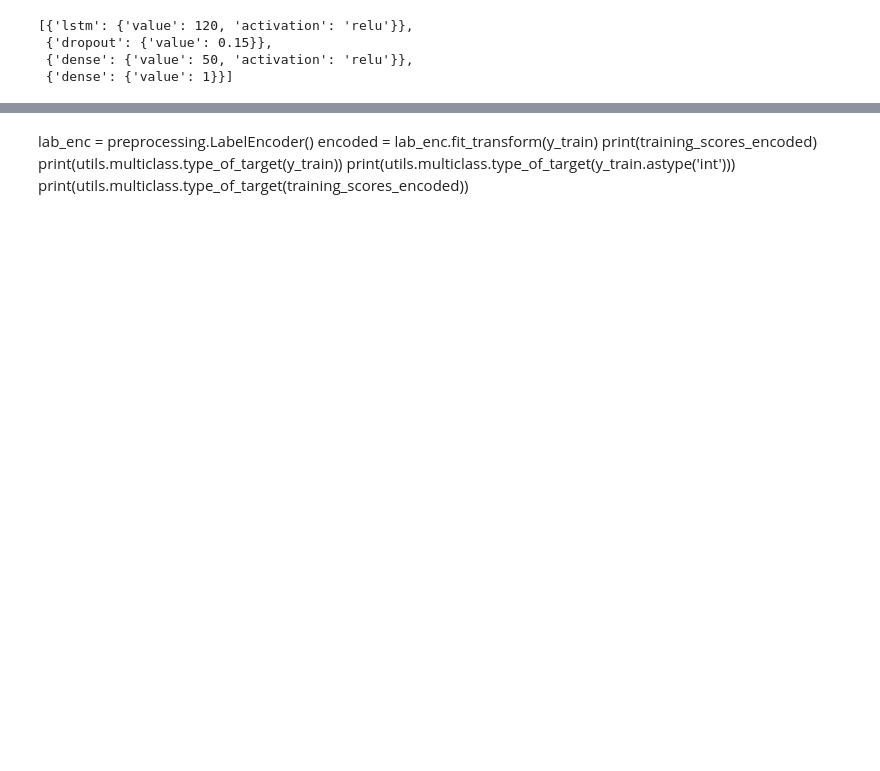
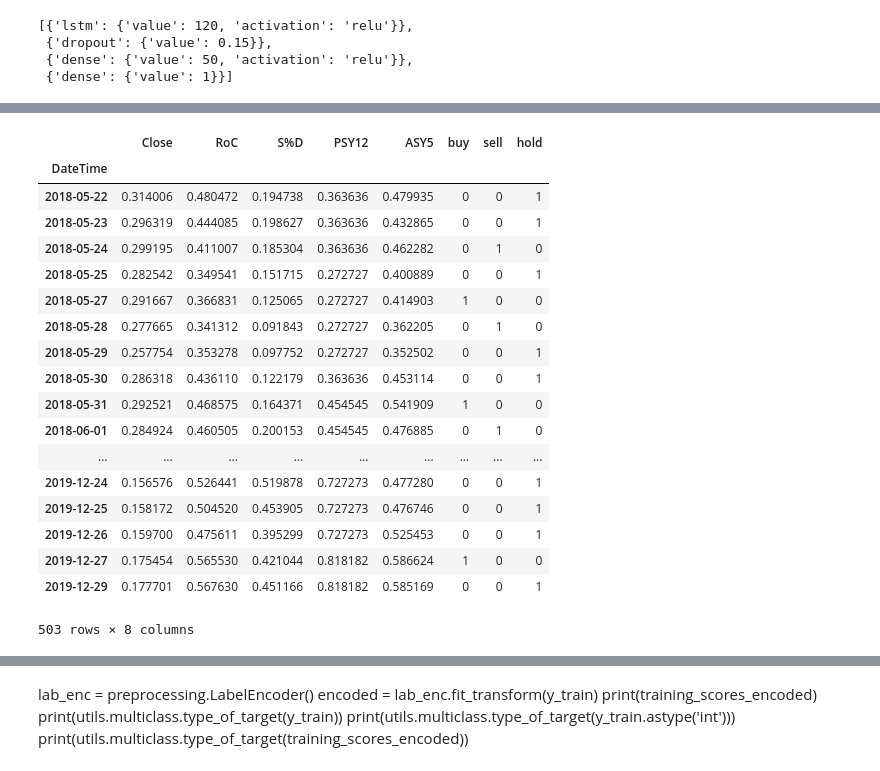
Before and after one commit to DSSaV/models-decision-system, a Jupyter notebook: MockPipeline/mock_model_pipeline_2.ipynb, the cells around one changed output, grey strips where cells are left out. Cells and saved outputs as stored; diff of their text form; code cells hidden in the pictures; blank space fills up the shorter version.

```diff
--- a/MockPipeline/mock_model_pipeline_2.ipynb
+++ b/MockPipeline/mock_model_pipeline_2.ipynb
@@ -255,0 +196,23 @@ len(df)
+# %%
+df = df.dropna()
+df
+# %% [output]
+|  | Close | RoC | S%D | PSY12 | ASY5 | buy | sell | hold |
+| DateTime |  |  |  |  |  |  |  |  |
+| 2018-05-22 | 0.314006 | 0.480472 | 0.194738 | 0.363636 | 0.479935 | 0 | 0 | 1 |
+| 2018-05-23 | 0.296319 | 0.444085 | 0.198627 | 0.363636 | 0.432865 | 0 | 0 | 1 |
+| 2018-05-24 | 0.299195 | 0.411007 | 0.185304 | 0.363636 | 0.462282 | 0 | 1 | 0 |
+| 2018-05-25 | 0.282542 | 0.349541 | 0.151715 | 0.272727 | 0.400889 | 0 | 0 | 1 |
+| 2018-05-27 | 0.291667 | 0.366831 | 0.125065 | 0.272727 | 0.414903 | 1 | 0 | 0 |
+| 2018-05-28 | 0.277665 | 0.341312 | 0.091843 | 0.272727 | 0.362205 | 0 | 1 | 0 |
+| 2018-05-29 | 0.257754 | 0.353278 | 0.097752 | 0.272727 | 0.352502 | 0 | 0 | 1 |
+| 2018-05-30 | 0.286318 | 0.436110 | 0.122179 | 0.363636 | 0.453114 | 0 | 0 | 1 |
+| 2018-05-31 | 0.292521 | 0.468575 | 0.164371 | 0.454545 | 0.541909 | 1 | 0 | 0 |
+| 2018-06-01 | 0.284924 | 0.460505 | 0.200153 | 0.454545 | 0.476885 | 0 | 1 | 0 |
+| ... | ... | ... | ... | ... | ... | ... | ... | ... |
+| 2019-12-24 | 0.156576 | 0.526441 | 0.519878 | 0.727273 | 0.477280 | 0 | 0 | 1 |
+| 2019-12-25 | 0.158172 | 0.504520 | 0.453905 | 0.727273 | 0.476746 | 0 | 0 | 1 |
+| 2019-12-26 | 0.159700 | 0.475611 | 0.395299 | 0.727273 | 0.525453 | 0 | 0 | 1 |
+| 2019-12-27 | 0.175454 | 0.565530 | 0.421044 | 0.818182 | 0.586624 | 1 | 0 | 0 |
+| 2019-12-29 | 0.177701 | 0.567630 | 0.451166 | 0.818182 | 0.585169 | 0 | 0 | 1 |
+503 rows × 8 columns
```
Also changed, not shown: parts of 44 cells of this notebook.
